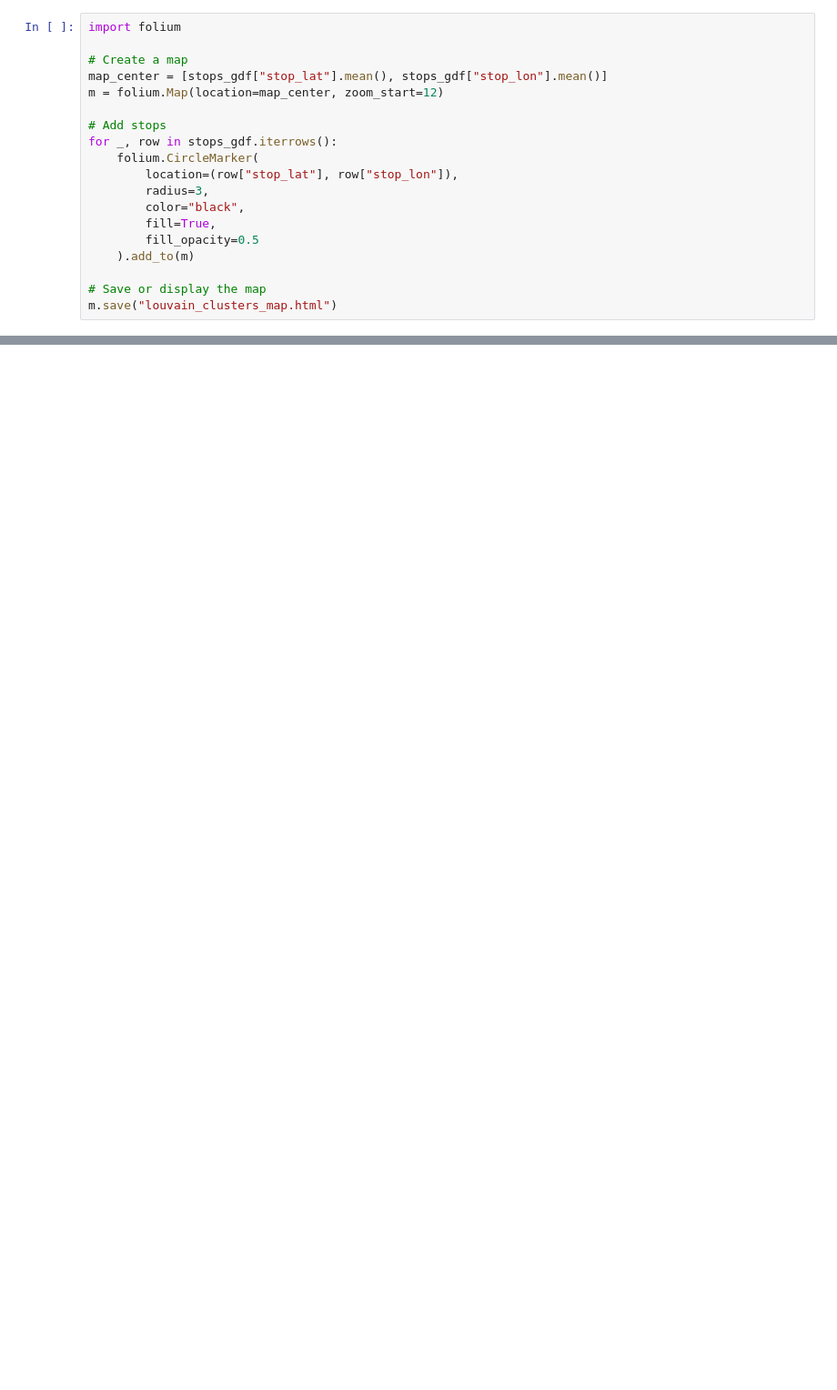
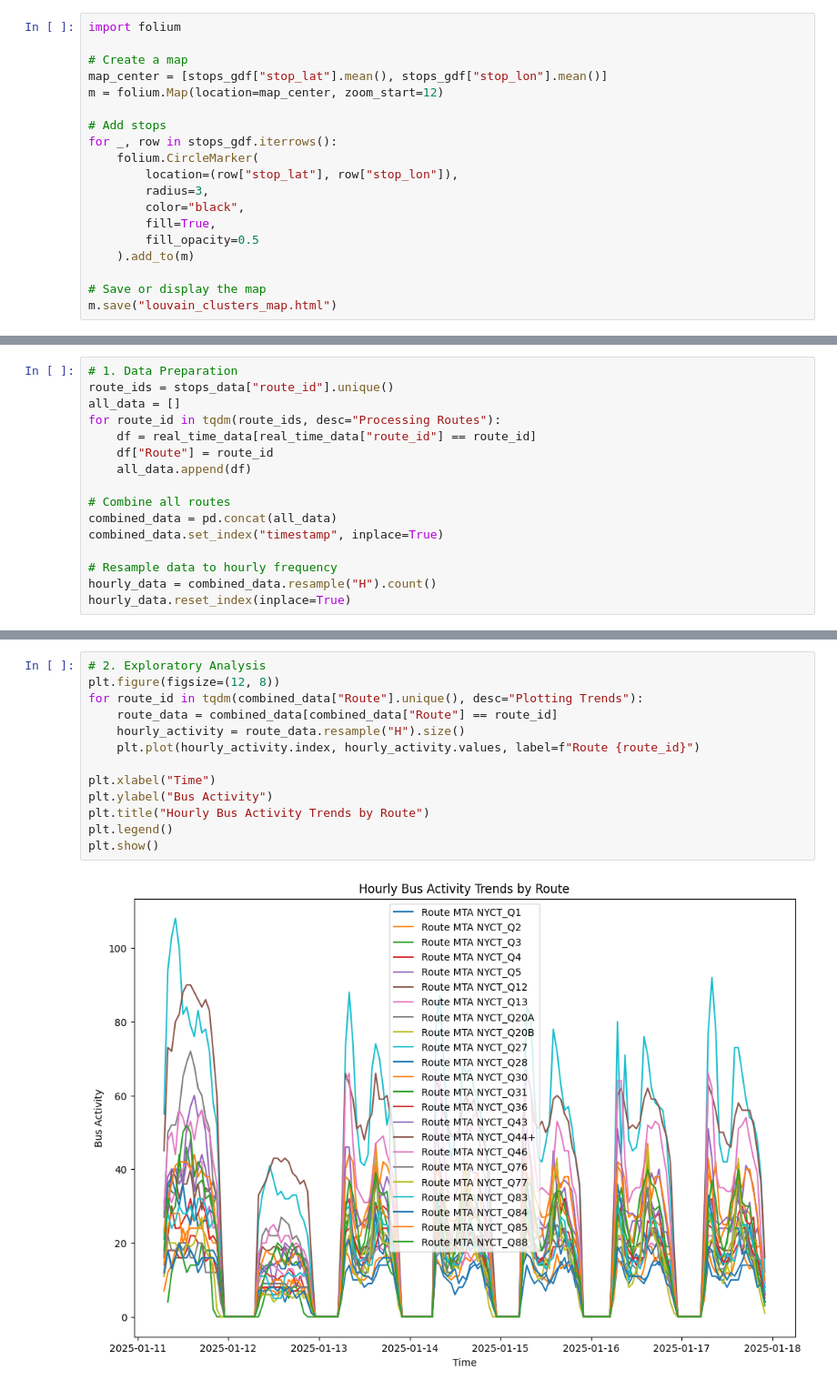
Before and after one commit to dmehta94/project-capstone-transit-inequity-eastern-queens, a Jupyter notebook: code/analysis.ipynb, the cells around one changed output, grey strips where cells are left out. Shown at 91% size. Drawn from its saved outputs; the diff is of its cells as text; blank space fills up the shorter version.

```diff
--- a/code/analysis.ipynb
+++ b/code/analysis.ipynb
@@ -444,0 +466,16 @@ m.save("louvain_clusters_map.html")
+# %%
+# 1. Data Preparation
+route_ids = stops_data["route_id"].unique()
+all_data = []
+for route_id in tqdm(route_ids, desc="Processing Routes"):
+    df = real_time_data[real_time_data["route_id"] == route_id]
+    df["Route"] = route_id
+    all_data.append(df)
+
+# Combine all routes
+combined_data = pd.concat(all_data)
+combined_data.set_index("timestamp", inplace=True)
+
+# Resample data to hourly frequency
+hourly_data = combined_data.resample("H").count()
+hourly_data.reset_index(inplace=True)
@@ -444,0 +500,15 @@ m.save("louvain_clusters_map.html")
+# %%
+# 2. Exploratory Analysis
+plt.figure(figsize=(12, 8))
+for route_id in tqdm(combined_data["Route"].unique(), desc="Plotting Trends"):
+    route_data = combined_data[combined_data["Route"] == route_id]
+    hourly_activity = route_data.resample("H").size()
+    plt.plot(hourly_activity.index, hourly_activity.values, label=f"Route {route_id}")
+
+plt.xlabel("Time")
+plt.ylabel("Bus Activity")
+plt.title("Hourly Bus Activity Trends by Route")
+plt.legend()
+plt.show()
+# %% [output]
+[figure, added]
```
Also changed, not shown: parts of 25 cells of this notebook, 5 other files.
